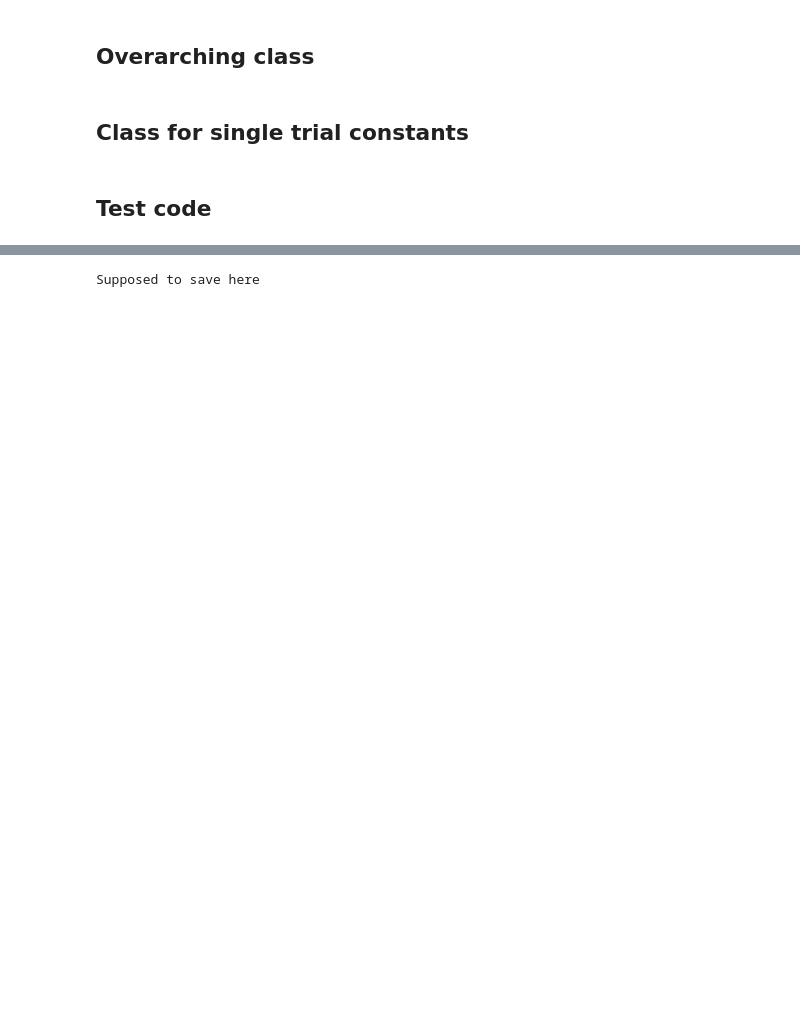
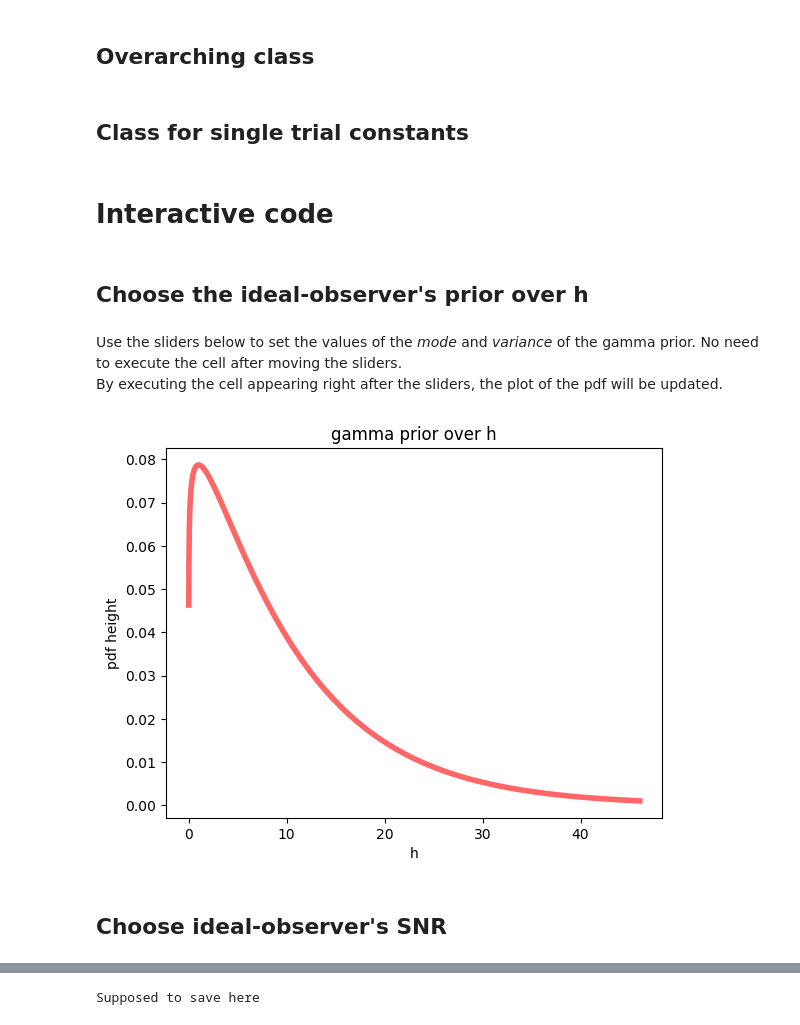
Before and after one commit to aernesto/dots-reversal-ideal-obs, a Jupyter notebook: Jupyter_1.ipynb, the cells around one changed output, grey strips where cells are left out. Saved outputs shown, nothing was run; the diff lists cells and outputs as text; code cells hidden in the pictures; blank space fills up the shorter version.

Commit message:
interactive selection of hyperparams and SNR

```diff
--- a/Jupyter_1.ipynb
+++ b/Jupyter_1.ipynb
@@ -402,4 +411,29 @@ class ObsTrial(IdealObs):
 #             else:
 #                 self.decision = Hp
 # %% [markdown]
-## Test code
+# Interactive code
+# %% [markdown]
+## Choose the ideal-observer's prior over h
+# %% [markdown]
+Use the sliders below to set the values of the _mode_ and _variance_ of the gamma prior. No need to execute the cell after moving the sliders.
+By executing the cell appearing right after the sliders, the plot of the pdf will be updated.
+# %%
+def g(mode=1.0, variance=3.0):
+    return np.array([mode, variance])
+ww = interactive(g, mode=(.01,10,0.01), variance=(0.01,100))
+display(ww)
+# %%
+m, v = ww.result
+#m = 1  # mode of gamma pdf
+#v = 2 # var of gamma pdf
+b = m / (2 * v) + np.sqrt(m**2 / (v**2) + 4 / v) / 2  # 1 / scale parameter of gamma pdf
+a = m * b + 1   # shape parameter of gamma pdf
+x = np.linspace(gamma.ppf(0.0001, a, scale = 1 / b),gamma.ppf(0.99, a, scale = 1 / b), 5000)
+plt.figure(1)
+plt.plot(x, gamma.pdf(x, a, scale = 1 / b),'r-', lw=4, alpha=0.6, label='gamma pdf')
+plt.title('gamma prior over h')
+plt.xlabel('h')
+plt.ylabel('pdf height')
+plt.show()
+# %% [output]
+[figure, added]
@@ -405,0 +446,2 @@ class ObsTrial(IdealObs):
+# %% [markdown]
+## Choose ideal-observer's SNR
```
Also changed, not shown: parts of 6 cells of this notebook.
